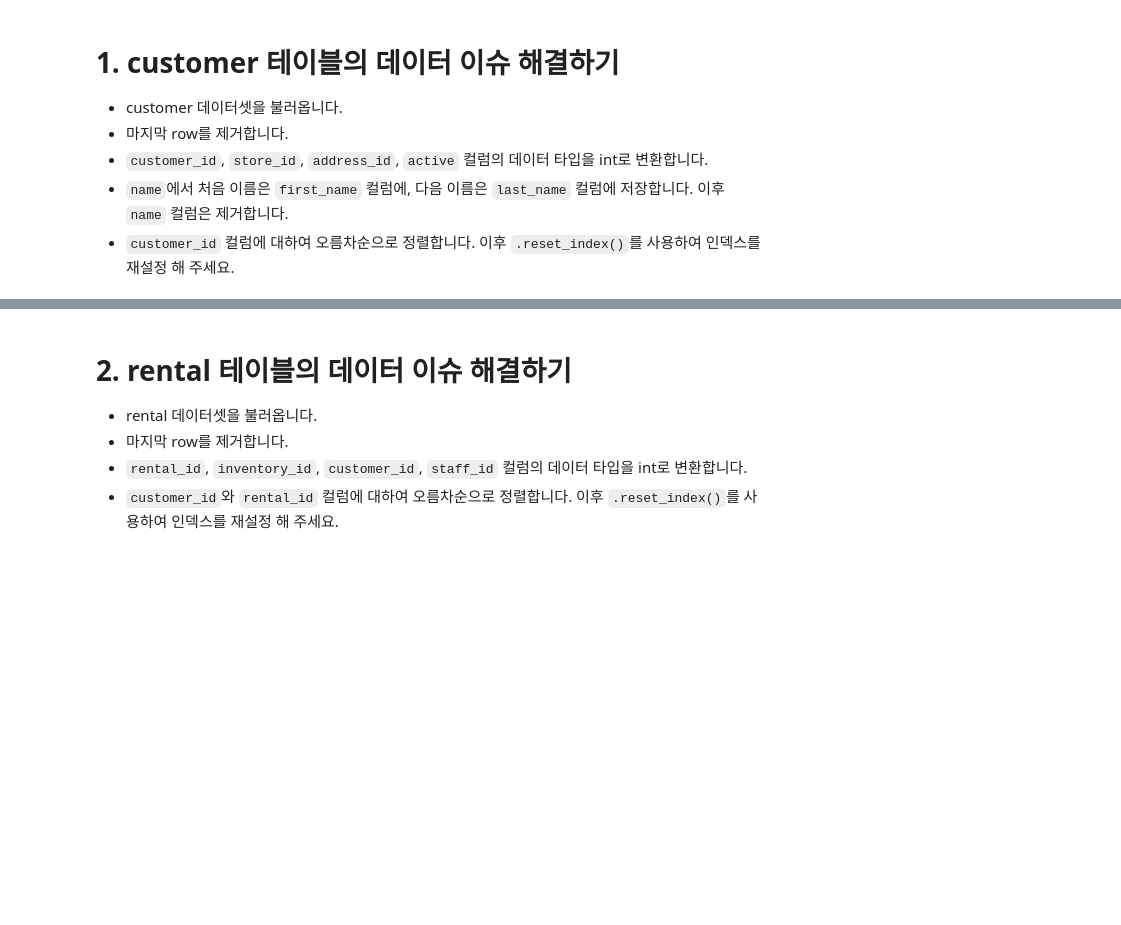
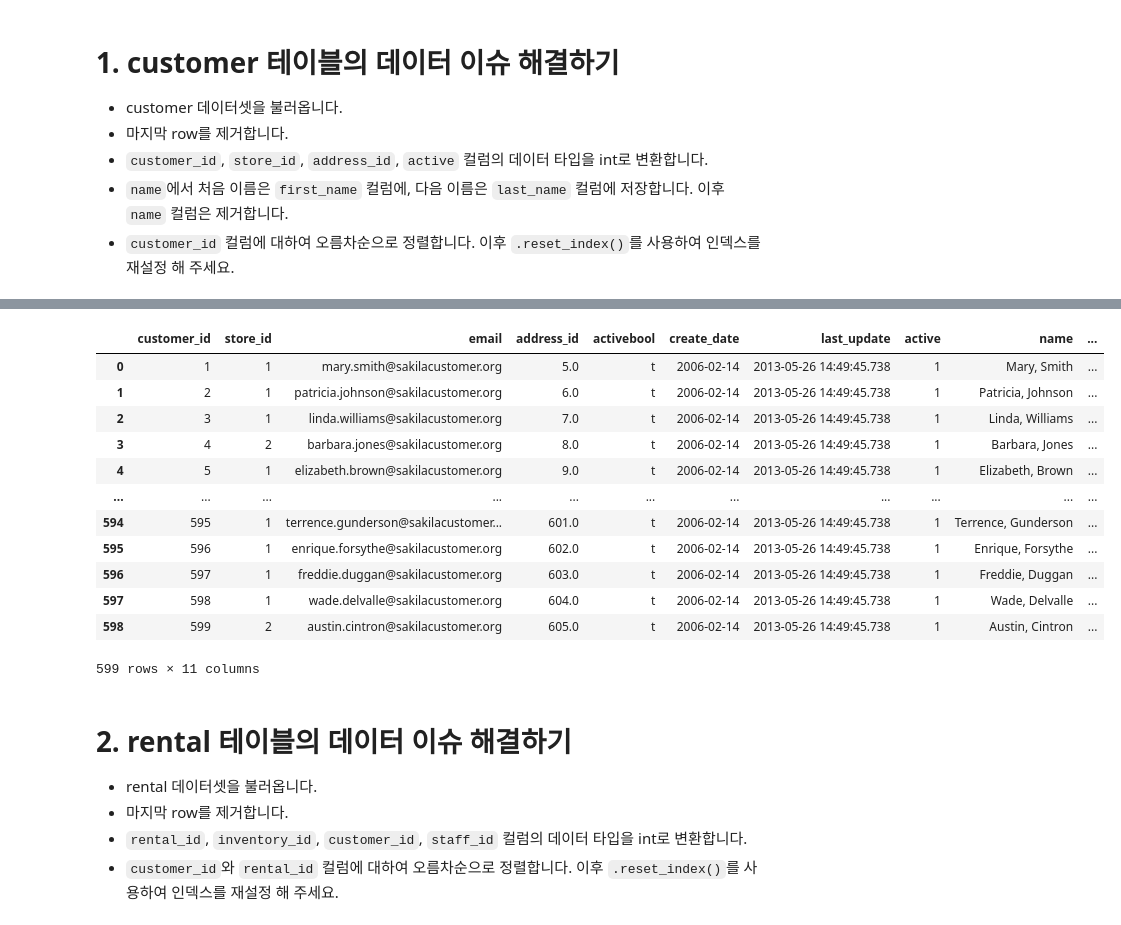
Before and after one commit to KindOrca/BootCamp, a Jupyter notebook: n113 & 114 - Data Wrangling/n114a-Data Wrangling(2).ipynb, the cells around one changed output, grey strips where cells are left out. Saved outputs shown, nothing was run; the diff lists cells and outputs as text; code cells hidden in the pictures; blank space fills up the shorter version.

```diff
--- a/n113 & 114 - Data Wrangling/n114a-Data Wrangling(2).ipynb
+++ b/n113 & 114 - Data Wrangling/n114a-Data Wrangling(2).ipynb
@@ -33,18 +29,34 @@ rental = pd.read_csv('rental.csv')
 # %%
+# customer
+df_customer = pd.read_csv('customer.csv', index_col = 'Unnamed: 0')
+
 # 마지막 row 제거
-customer = customer.drop(customer.index.max())
+df_customer.drop(df_customer.index.max(), axis = 0,inplace = True)
 
-# customer_id, store_id, address_id, active 컬럼의 데이터 타입을 int로 변환
-customer = customer.astype({'customer_id':int, 'store_id':int,'address_id':int,'active':int})
+# customer_id, store_id, address_id, active 컬럼의 데이터 타입을 int
+df_customer[['customer_id','store_id','active']] = df_customer[['customer_id','store_id','active']].astype(int)
 
 # name에서 처음 이름은 first_name 컬럼에, 다음 이름은 last_name 컬럼에 저장 후, name 컬럼은 제거
-customer['first_name'] = customer['name'].str.split(', ').str[0]
-customer['last_name'] = customer['name'].str.split(', ').str[1]
-customer = customer.drop('name', axis = 1)
+df_customer[['first_name','last_name']] = df_customer['name'].str.split(', ', expand = True)
 
-# customer_id 컬럼에 대하여 오름차순으로 정렬 후, .reset_index()를 사용하여 인덱스를 재설정
-customer = customer.sort_values('customer_id')
-customer.reset_index()
+# customer_id 컬럼에 대하여 오름차순으로 정렬, 이후 .reset_index()를 사용하여 인덱스를 재설정
+df_customer.sort_values('customer_id', inplace = True)
+df_customer.reset_index(drop = True, inplace = True)
+df_customer
+# %% [output]
+|  | customer_id | store_id | email | address_id | activebool | create_date | last_update | active | name | ... |
+| 0 | 1 | 1 | mary.smith@sakilacustomer.org | 5.0 | t | 2006-02-14 | 2013-05-26 14:49:45.738 | 1 | Mary, Smith | ... |
+| 1 | 2 | 1 | patricia.johnson@sakilacustomer.org | 6.0 | t | 2006-02-14 | 2013-05-26 14:49:45.738 | 1 | Patricia, Johnson | ... |
+| 2 | 3 | 1 | linda.williams@sakilacustomer.org | 7.0 | t | 2006-02-14 | 2013-05-26 14:49:45.738 | 1 | Linda, Williams | ... |
+| 3 | 4 | 2 | barbara.jones@sakilacustomer.org | 8.0 | t | 2006-02-14 | 2013-05-26 14:49:45.738 | 1 | Barbara, Jones | ... |
+| 4 | 5 | 1 | elizabeth.brown@sakilacustomer.org | 9.0 | t | 2006-02-14 | 2013-05-26 14:49:45.738 | 1 | Elizabeth, Brown | ... |
+| ... | ... | ... | ... | ... | ... | ... | ... | ... | ... | ... |
+| 594 | 595 | 1 | terrence.gunderson@sakilacustomer... | 601.0 | t | 2006-02-14 | 2013-05-26 14:49:45.738 | 1 | Terrence, Gunderson | ... |
+| 595 | 596 | 1 | enrique.forsythe@sakilacustomer.org | 602.0 | t | 2006-02-14 | 2013-05-26 14:49:45.738 | 1 | Enrique, Forsythe | ... |
+| 596 | 597 | 1 | freddie.duggan@sakilacustomer.org | 603.0 | t | 2006-02-14 | 2013-05-26 14:49:45.738 | 1 | Freddie, Duggan | ... |
+| 597 | 598 | 1 | wade.delvalle@sakilacustomer.org | 604.0 | t | 2006-02-14 | 2013-05-26 14:49:45.738 | 1 | Wade, Delvalle | ... |
+| 598 | 599 | 2 | austin.cintron@sakilacustomer.org | 605.0 | t | 2006-02-14 | 2013-05-26 14:49:45.738 | 1 | Austin, Cintron | ... |
+599 rows × 11 columns
 # %% [markdown]
 # 2. rental 테이블의 데이터 이슈 해결하기
 - rental 데이터셋을 불러옵니다.
```
Also changed, not shown: parts of 8 cells of this notebook.
